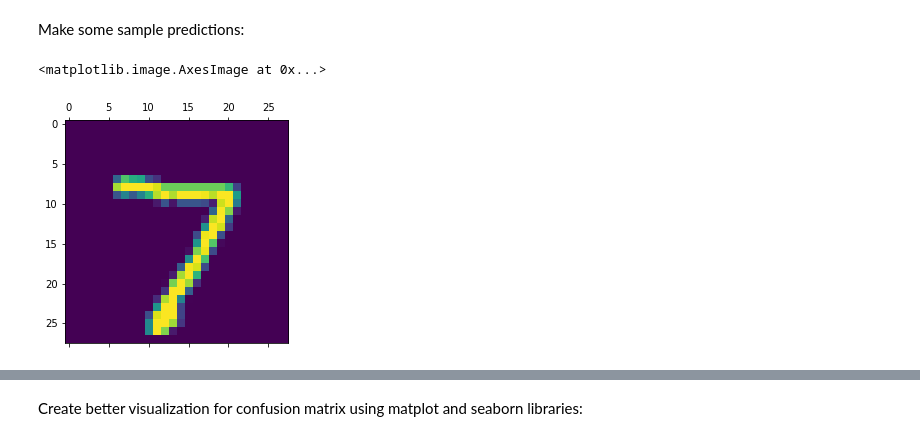
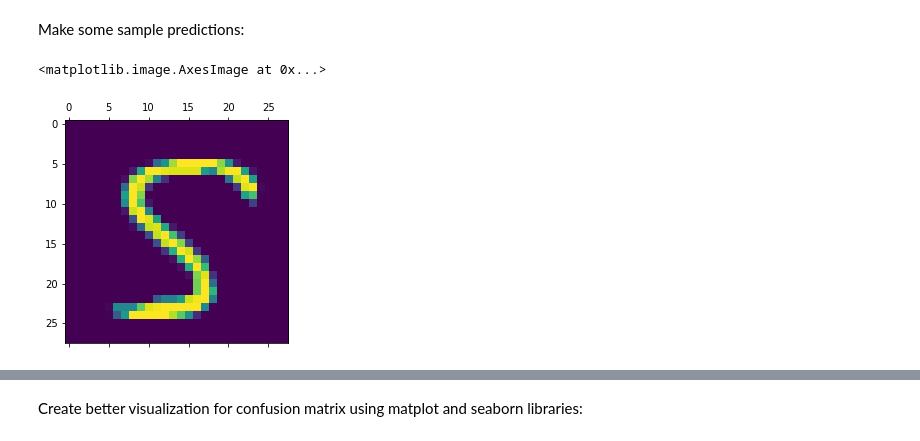
Before and after one commit to mauropappaterra/ANN-Number-Recognition-MNIST, a Jupyter notebook: 1. ANN.ipynb, the cells around one changed output, grey strips where cells are left out. Saved outputs shown, nothing was run; the diff lists cells and outputs as text; code cells hidden in the pictures.

```diff
--- a/1. ANN.ipynb
+++ b/1. ANN.ipynb
@@ -193,11 +228,11 @@ predictions_labels[:26]
 # %% [markdown]
 Make some sample predictions:
 # %%
-sample = 0
-plot.matshow(x_test[sample])
+sample = 333
+plt.matshow(x_test[sample])
 # %% [output]
 <matplotlib.image.AxesImage at 0x...>
-[figure, old version]
+[figure, new version]
 # %%
 predictions_labels[sample]
 # %% [output]
```
Also changed, not shown: parts of 14 cells of this notebook.
